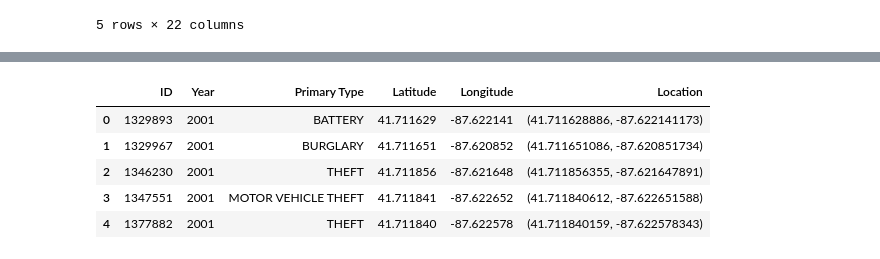
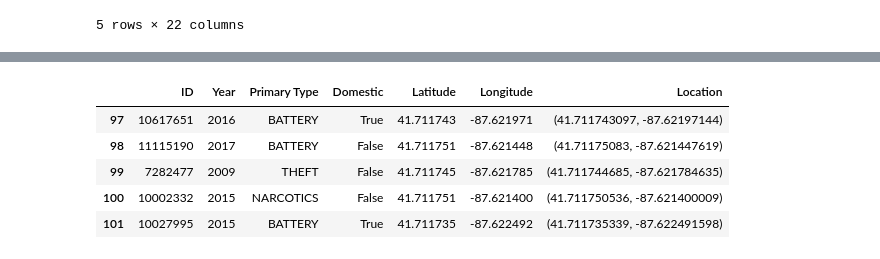
Before and after one commit to Daniel-Kline-1/Chicago-crimes-use-this-one, a Jupyter notebook: Untitled.ipynb, the cells around one changed output, grey strips where cells are left out. Cells and saved outputs as stored; diff of their text form; code cells hidden in the pictures.

```diff
--- a/Untitled.ipynb
+++ b/Untitled.ipynb
@@ -9,7 +10,7 @@ import csv
 # %%
-path = "Chicago_Crimedata.csv"
-df = pd.read_csv(path)
-df.head()
+path = "../Chicago_Crimedata.csv"
+chicagocrime_df = pd.read_csv(path)
+chicagocrime_df.head()
 # %% [output]
 |  | ID | Case Number | Date | Block | IUCR | Primary Type | Description | Location Description | ... |
 | 0 | 1329893 | G025358 | 1/12/2001 17:30 | 0000X E 100 PL | 420 | BATTERY | AGGRAVATED:KNIFE/CUTTING INSTR | RESIDENCE | ... |
@@ -29,0 +22,3 @@ Index(['ID', 'Case Number', 'Date', 'Block', 'IUCR', 'Primary Type',
+# %%
+chicagofiltered = chicagocrime_df.dropna()
+chicagofiltered.head()
@@ -30,17 +33,18 @@ Index(['ID', 'Case Number', 'Date', 'Block', 'IUCR', 'Primary Type',
 # %%
-dff = pd.DataFrame({
-    "ID":df["ID"],
-    "Year":df["Year"],
-    "Primary Type":df["Primary Type"],
-    "Latitude":df["Latitude"],
-    "Longitude":df["Longitude"],
-    "Location":df["Location"]
+chicagocrime_df = pd.DataFrame({
+    "ID":chicagofiltered["ID"],
+    "Year":chicagofiltered["Year"],
+    "Primary Type":chicagofiltered["Primary Type"],
+    "Domestic":chicagofiltered["Domestic"],
+    "Latitude":chicagofiltered["Latitude"],
+    "Longitude":chicagofiltered["Longitude"],
+    "Location":chicagofiltered["Location"]
 })
-dff.head()
+chicagocrime_df.head()
 # %% [output]
-|  | ID | Year | Primary Type | Latitude | Longitude | Location |
-| 0 | 1329893 | 2001 | BATTERY | 41.711629 | -87.622141 | (41.711628886, -87.622141173) |
-| 1 | 1329967 | 2001 | BURGLARY | 41.711651 | -87.620852 | (41.711651086, -87.620851734) |
-| 2 | 1346230 | 2001 | THEFT | 41.711856 | -87.621648 | (41.711856355, -87.621647891) |
-| 3 | 1347551 | 2001 | MOTOR VEHICLE THEFT | 41.711841 | -87.622652 | (41.711840612, -87.622651588) |
-| 4 | 1377882 | 2001 | THEFT | 41.711840 | -87.622578 | (41.711840159, -87.622578343) |
+|  | ID | Year | Primary Type | Domestic | Latitude | Longitude | Location |
+| 97 | 10617651 | 2016 | BATTERY | True | 41.711743 | -87.621971 | (41.711743097, -87.62197144) |
+| 98 | 11115190 | 2017 | BATTERY | False | 41.711751 | -87.621448 | (41.71175083, -87.621447619) |
+| 99 | 7282477 | 2009 | THEFT | False | 41.711745 | -87.621785 | (41.711744685, -87.621784635) |
+| 100 | 10002332 | 2015 | NARCOTICS | False | 41.711751 | -87.621400 | (41.711750536, -87.621400009) |
+| 101 | 10027995 | 2015 | BATTERY | True | 41.711735 | -87.622492 | (41.711735339, -87.622491598) |
```
Also changed, not shown: parts of 15 cells of this notebook, 1 other file.
